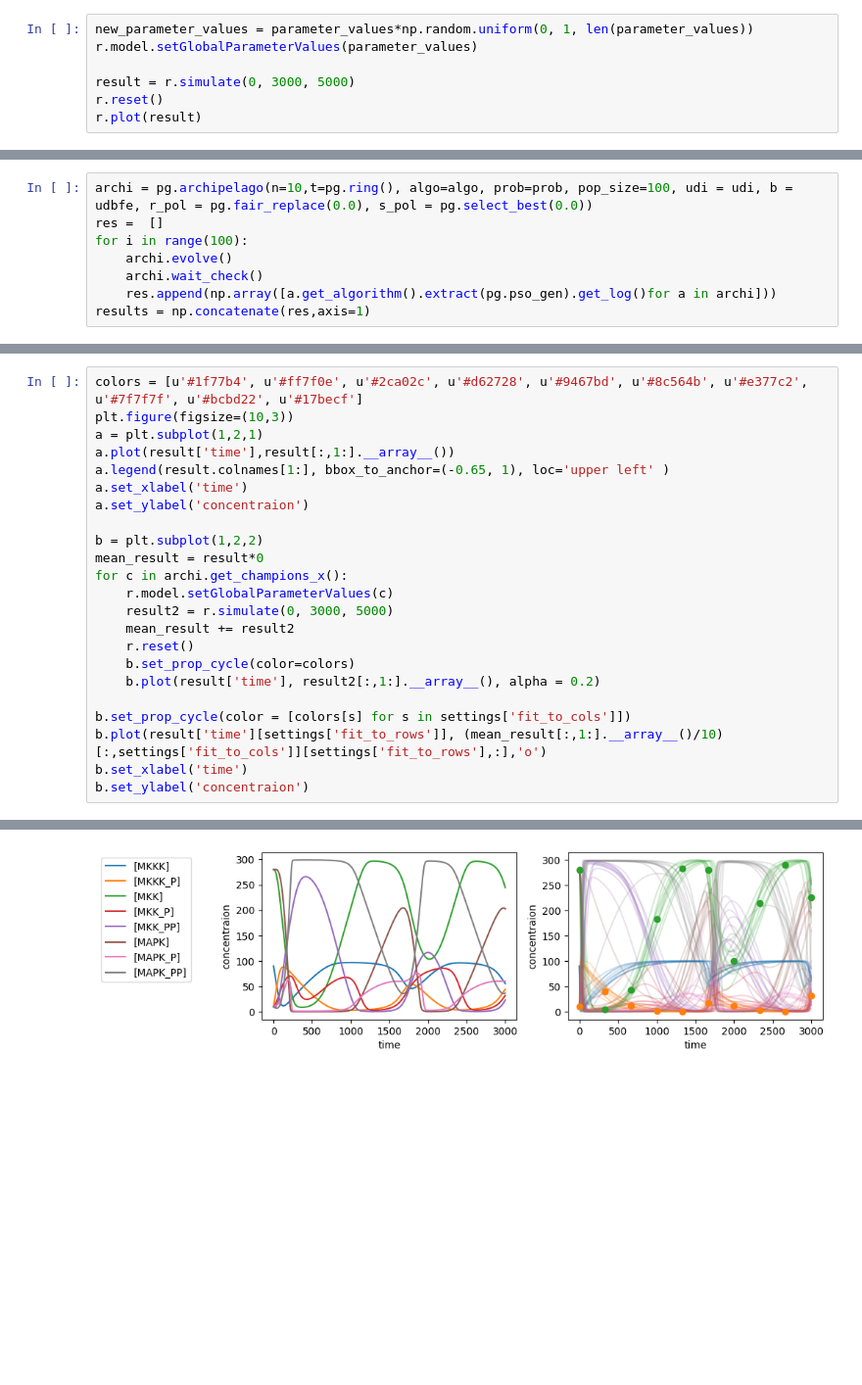
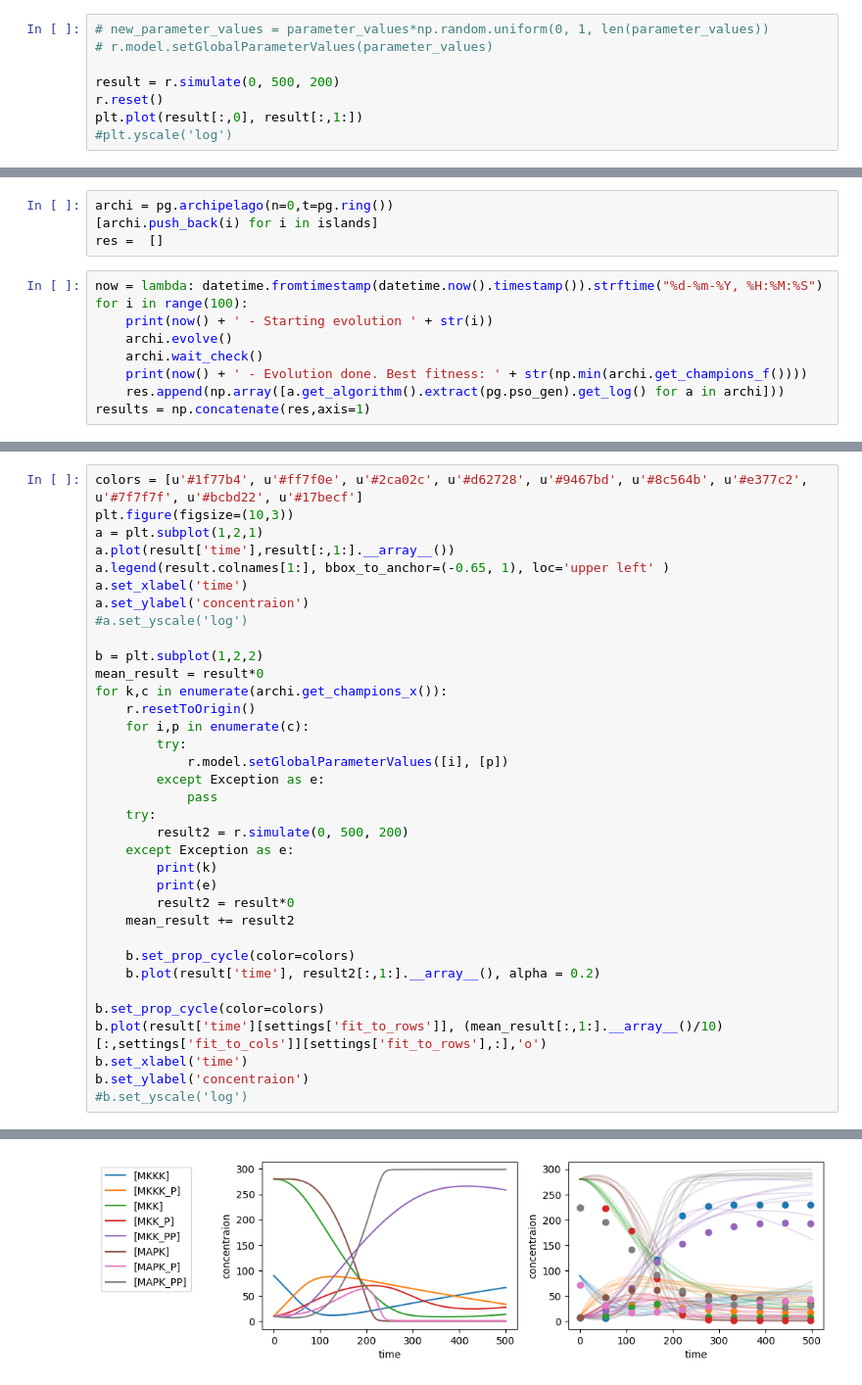
Before and after one commit to carothersresearch/ECFERS, a Jupyter notebook: pygmo_test.ipynb, the cells around one changed output, grey strips where cells are left out. Shown at 98% size. Drawn from its saved outputs; the diff is of its cells as text; blank space fills up the shorter version.

```diff
--- a/pygmo_test.ipynb
+++ b/pygmo_test.ipynb
@@ -17,10 +18,11 @@ r.exportToSBML('model.sbml')
 
 parameter_values = r.getGlobalParameterValues()
 # %%
-new_parameter_values = parameter_values*np.random.uniform(0, 1, len(parameter_values))
-r.model.setGlobalParameterValues(parameter_values)
+# new_parameter_values = parameter_values*np.random.uniform(0, 1, len(parameter_values))
+# r.model.setGlobalParameterValues(parameter_values)
 
-result = r.simulate(0, 3000, 5000)
+result = r.simulate(0, 500, 200)
 r.reset()
-r.plot(result)
+plt.plot(result[:,0], result[:,1:])
+#plt.yscale('log')
 # %% [output]
@@ -89,8 +214,13 @@ prob = pg.problem(SBMLGlobalFit(model = '/gscratch/cheme/dalba/repos/ECFERS/mode
+# %%
+archi = pg.archipelago(n=0,t=pg.ring())
+[archi.push_back(i) for i in islands]
+res =  []
 # %%
-archi = pg.archipelago(n=10,t=pg.ring(), algo=algo, prob=prob, pop_size=100, udi = udi, b = udbfe, r_pol = pg.fair_replace(0.0), s_pol = pg.select_best(0.0))
-res =  []
+now = lambda: datetime.fromtimestamp(datetime.now().timestamp()).strftime("%d-%m-%Y, %H:%M:%S")
 for i in range(100):
+    print(now() + ' - Starting evolution ' + str(i))
     archi.evolve()
     archi.wait_check()
-    res.append(np.array([a.get_algorithm().extract(pg.pso_gen).get_log()for a in archi]))
+    print(now() + ' - Evolution done. Best fitness: ' + str(np.min(archi.get_champions_f())))
+    res.append(np.array([a.get_algorithm().extract(pg.pso_gen).get_log() for a in archi]))
 results = np.concatenate(res,axis=1)
@@ -109,26 +245,38 @@ plt.plot(new_parameter_values,'k')
 # %%
 colors = [u'#1f77b4', u'#ff7f0e', u'#2ca02c', u'#d62728', u'#9467bd', u'#8c564b', u'#e377c2', u'#7f7f7f', u'#bcbd22', u'#17becf']
 plt.figure(figsize=(10,3))
 a = plt.subplot(1,2,1)
 a.plot(result['time'],result[:,1:].__array__())
 a.legend(result.colnames[1:], bbox_to_anchor=(-0.65, 1), loc='upper left' )
 a.set_xlabel('time')
 a.set_ylabel('concentraion')
+#a.set_yscale('log')
 
 b = plt.subplot(1,2,2)
 mean_result = result*0
-for c in archi.get_champions_x():
-    r.model.setGlobalParameterValues(c)
-    result2 = r.simulate(0, 3000, 5000)
+for k,c in enumerate(archi.get_champions_x()):
+    r.resetToOrigin()
+    for i,p in enumerate(c):
+        try:
+            r.model.setGlobalParameterValues([i], [p])
+        except Exception as e:
+            pass
+    try:
+        result2 = r.simulate(0, 500, 200)
+    except Exception as e:
+        print(k)
+        print(e)
+        result2 = result*0
     mean_result += result2
-    r.reset()
+
     b.set_prop_cycle(color=colors)
     b.plot(result['time'], result2[:,1:].__array__(), alpha = 0.2)
 
-b.set_prop_cycle(color = [colors[s] for s in settings['fit_to_cols']])
+b.set_prop_cycle(color=colors)
 b.plot(result['time'][settings['fit_to_rows']], (mean_result[:,1:].__array__()/10)[:,settings['fit_to_cols']][settings['fit_to_rows'],:],'o')
 b.set_xlabel('time')
 b.set_ylabel('concentraion')
+#b.set_yscale('log')
 # %% [output]
 Text(0, 0.5, 'concentraion')
-[figure, old version]
+[figure, new version]
```
Also changed, not shown: parts of 15 cells of this notebook, 2 other files.
